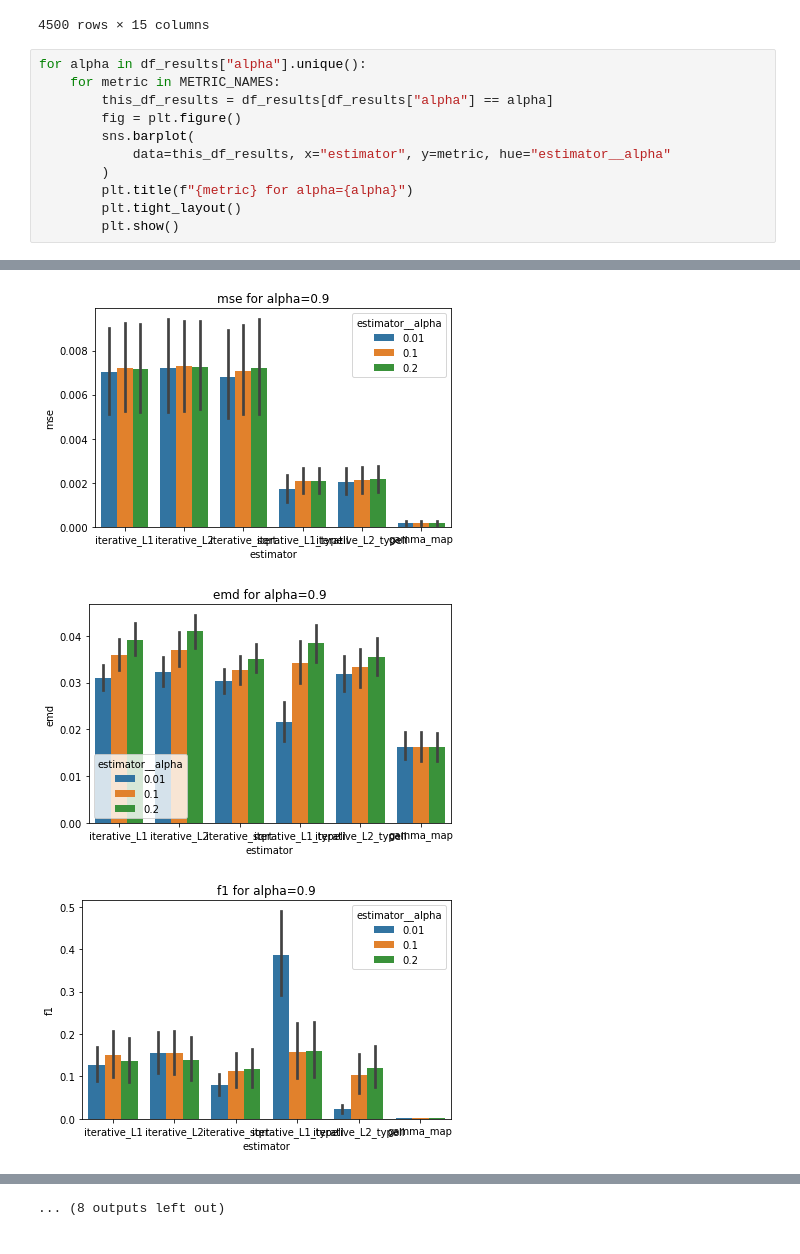
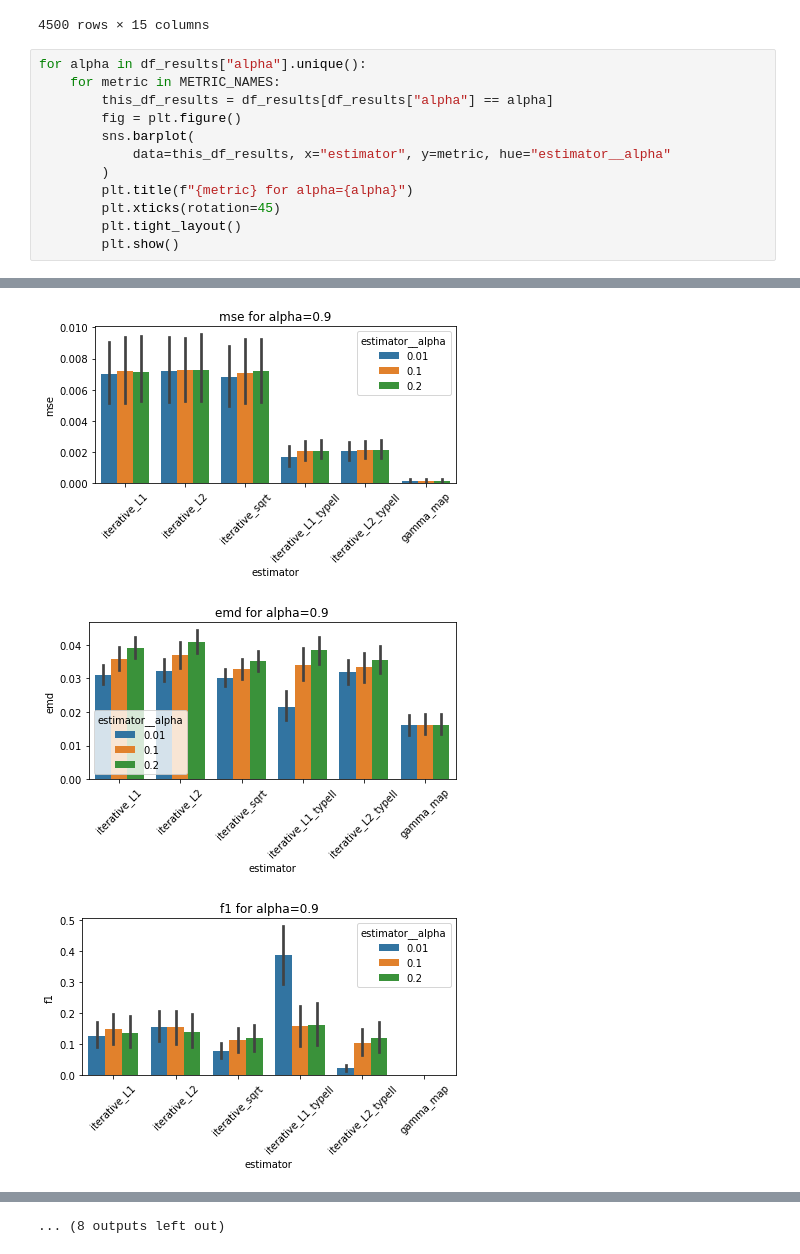
Before and after one commit to braindatalab/BSI-Zoo, a Jupyter notebook: plot_benchmark_metrics.ipynb, the cells around one changed output, grey strips where cells are left out. Saved outputs shown, nothing was run; the diff lists cells and outputs as text.

Commit message:
rotate xticks

```diff
--- a/plot_benchmark_metrics.ipynb
+++ b/plot_benchmark_metrics.ipynb
@@ -41,6 +41,7 @@ for alpha in df_results["alpha"].unique():
             data=this_df_results, x="estimator", y=metric, hue="estimator__alpha"
         )
         plt.title(f"{metric} for alpha={alpha}")
+        plt.xticks(rotation=45)
         plt.tight_layout()
         plt.show()
 # %% [output]
@@ -48,3 +49,3 @@ for alpha in df_results["alpha"].unique():
-[figure, old version]
+[figure, new version]
-[figure, old version]
+[figure, new version]
-[figure, old version]
+[figure, new version]
```
Also changed, not shown: parts of 1 cell of this notebook.
